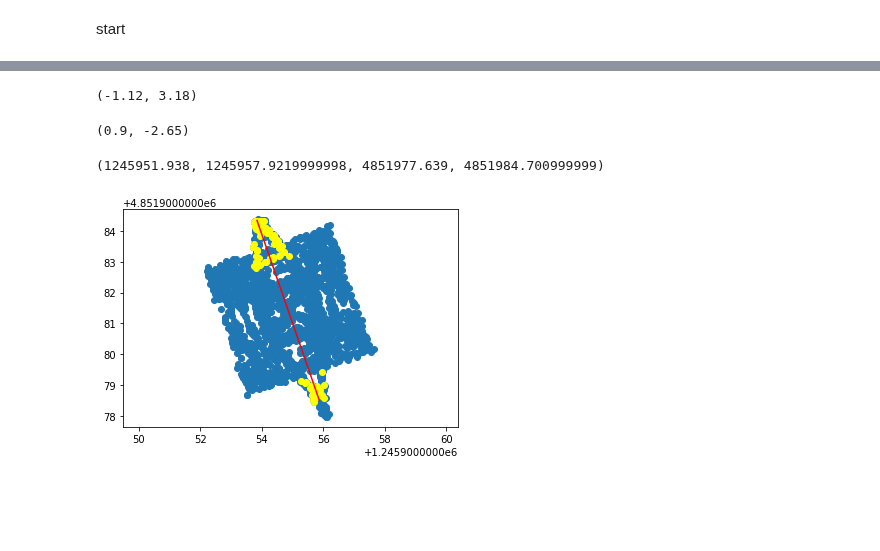
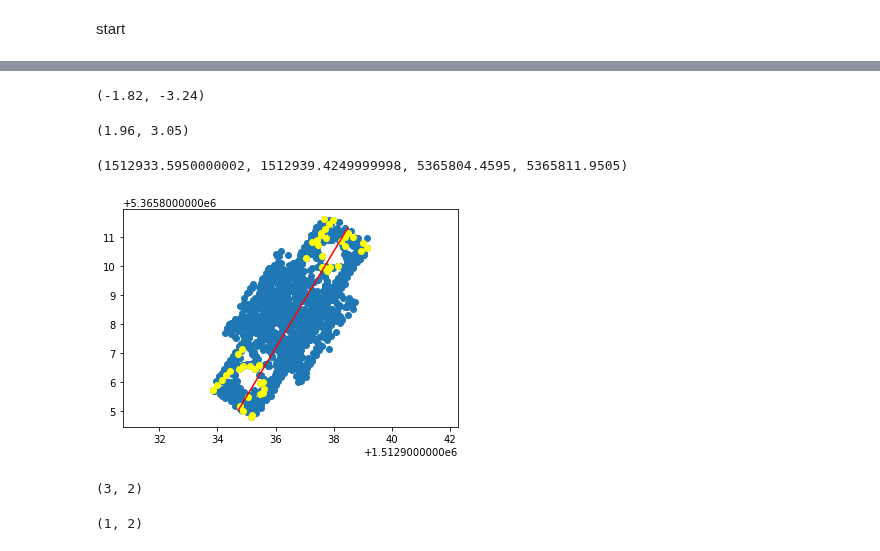
Before and after one commit to pigsel/some_tools, a Jupyter notebook: centrostruct/xarms v2.ipynb, the cells around one changed output, grey strips where cells are left out. Saved outputs shown, nothing was run; the diff lists cells and outputs as text; code cells hidden in the pictures; blank space fills up the shorter version.

Commit message:
part2 - try another way

```diff
--- a/centrostruct/xarms v2.ipynb
+++ b/centrostruct/xarms v2.ipynb
@@ -107,7 +107,7 @@ new_a = plt.hist(np_str_dist[:, 2], int(max(np_str_dist[:, 2]) - min(np_str_dist
 z_list = sorted(list(set(np_str_dist[:,2])))
 for i in range(len(z_list)-1):
     if (z_list[i+1] - z_list[i]) > 0.5:
-        gap_start = z_list[i]
+        gap_start = z_list[i+1]
         break
 gap_start   # это будет линия отреза ног, все что выше - траверсы
 # %% [output]
@@ -251,11 +253,11 @@ def aztocoords(az, length):
 
     return dx, dy
 # %%
-aztocoords(340.5, 3.37)   # sec
+aztocoords(np.mean(second_part[:,3]), max(second_part[:,4]))   # sec
 # %% [output]
-(-1.12, 3.18)
+(-1.82, -3.24)
 # %%
-aztocoords(161.2, 2.8)  # firts
+aztocoords(np.mean(first_part[:,3]), max(first_part[:,4]))  # firts
 # %% [output]
-(0.9, -2.65)
+(1.96, 3.05)
 # %%
@@ -265,8 +267,8 @@ end_p = (cpoint.x + 0.9, cpoint.y - 2.65)
 # %%
 plt.scatter(np_str_cut[:,0], np_str_cut[:,1])
 plt.scatter(arms[0][:,0], arms[0][:,1], color='yellow')
-plt.plot([(cpoint.x - 1.12), (cpoint.x + 0.9)], [cpoint.y + 3.18, cpoint.y - 2.65], color='red')
+plt.plot([(cpoint.x + 1.96), (cpoint.x -1.82)], [cpoint.y + 3.05, cpoint.y - 3.24], color='red')
 plt.axis('equal')
 # %% [output]
-(1245951.938, 1245957.9219999998, 4851977.639, 4851984.700999999)
+(1512933.5950000002, 1512939.4249999998, 5365804.4595, 5365811.9505)
-[figure, old version]
+[figure, new version]
@@ -272,0 +283,4 @@ plt.axis('equal')
+# %%
+a, b
+# %% [output]
+(3, 2)
@@ -272,0 +289,4 @@ plt.axis('equal')
+# %%
+aa[:2]
+# %% [output]
+(1, 2)
```
Also changed, not shown: parts of 24 cells of this notebook, 2 other files.
